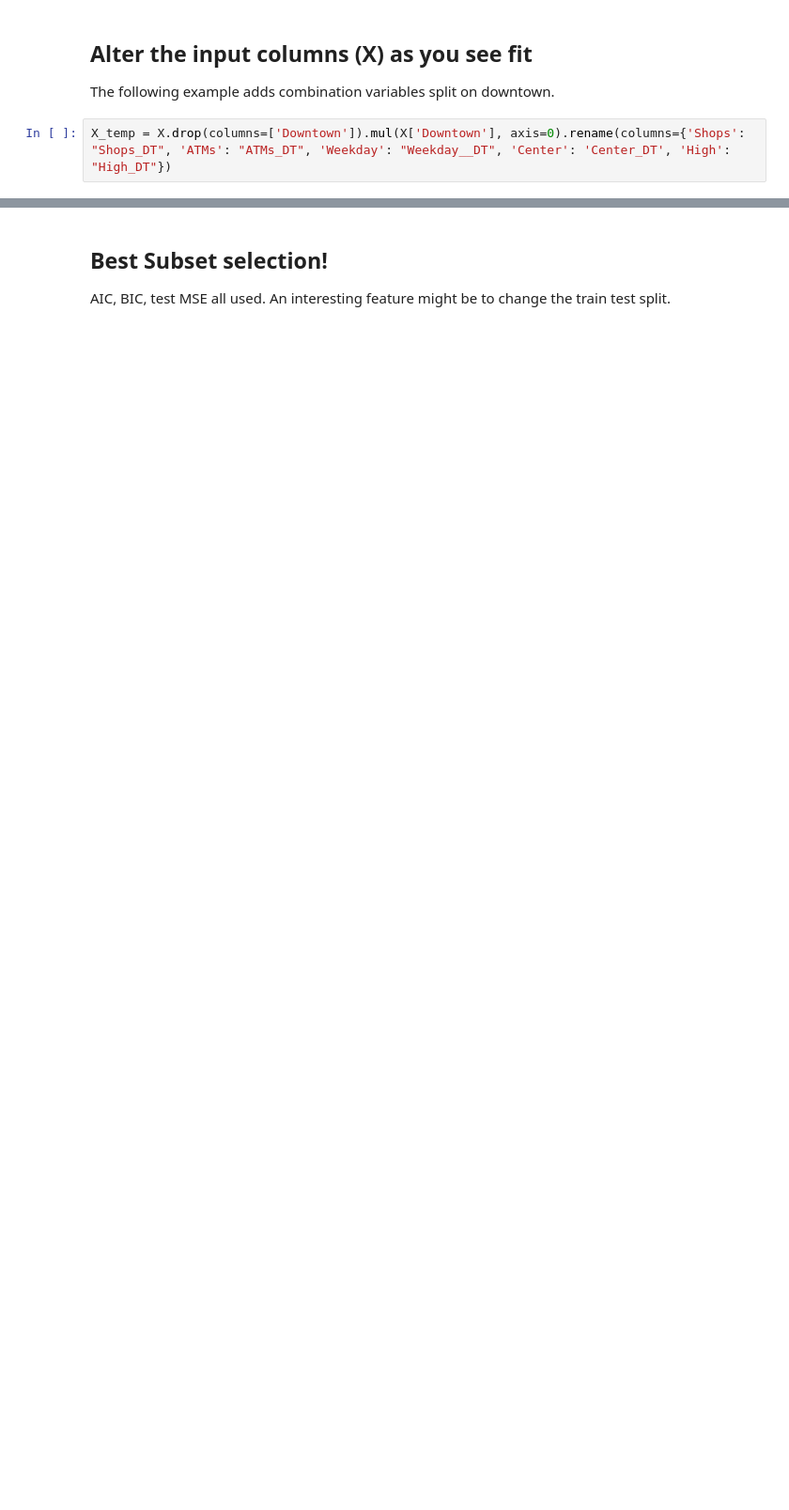
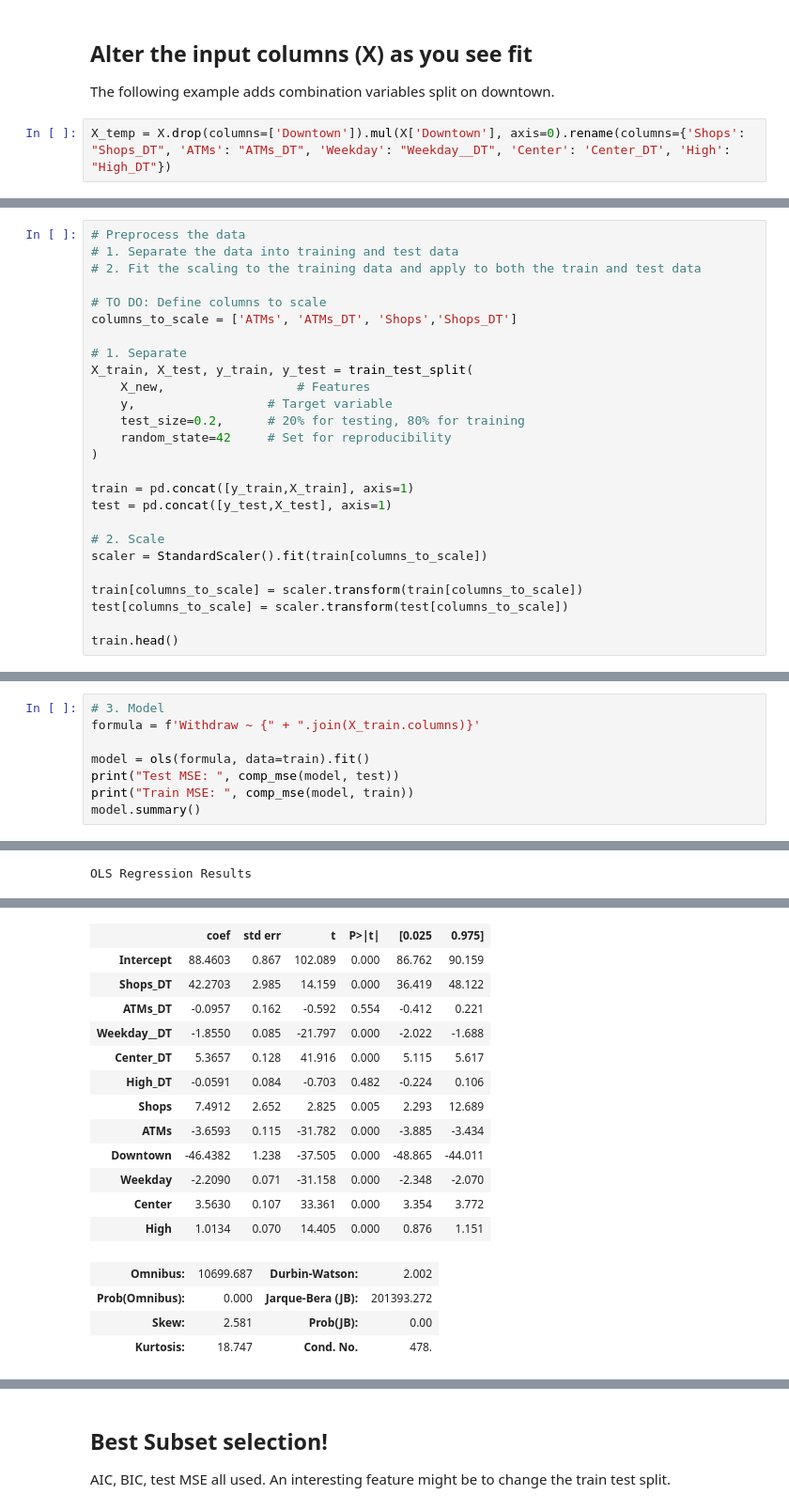
Before and after one commit to ekg-21/econ3203_Y, a Jupyter notebook: model_template.ipynb, the cells around one changed output, grey strips where cells are left out. Shown at 94% size. Saved outputs shown, nothing was run; the diff lists cells and outputs as text; blank space fills up the shorter version.

```diff
--- a/model_template.ipynb
+++ b/model_template.ipynb
@@ -128,0 +111,26 @@ Notes:
+# %%
+# Preprocess the data
+# 1. Separate the data into training and test data
+# 2. Fit the scaling to the training data and apply to both the train and test data
+
+# TO DO: Define columns to scale
+columns_to_scale = ['ATMs', 'ATMs_DT', 'Shops','Shops_DT']
+
+# 1. Separate
+X_train, X_test, y_train, y_test = train_test_split(
+    X_new,                  # Features
+    y,                  # Target variable
+    test_size=0.2,      # 20% for testing, 80% for training
+    random_state=42     # Set for reproducibility
+)
+
+train = pd.concat([y_train,X_train], axis=1)
+test = pd.concat([y_test,X_test], axis=1)
+
+# 2. Scale
+scaler = StandardScaler().fit(train[columns_to_scale])
+
+train[columns_to_scale] = scaler.transform(train[columns_to_scale])
+test[columns_to_scale] = scaler.transform(test[columns_to_scale])
+
+train.head()
@@ -128,0 +144,9 @@ Notes:
+# %%
+# 3. Model
+formula = f'Withdraw ~ {" + ".join(X_train.columns)}'
+
+model = ols(formula, data=train).fit()
+print("Test MSE: ", comp_mse(model, test))
+print("Train MSE: ", comp_mse(model, train))
+model.summary()
+# %% [output]
@@ -128,0 +155 @@ Notes:
+OLS Regression Results
@@ -128,0 +165,17 @@ Notes:
+|  | coef | std err | t | P>|t| | [0.025 | 0.975] |
+| Intercept | 88.4603 | 0.867 | 102.089 | 0.000 | 86.762 | 90.159 |
+| Shops_DT | 42.2703 | 2.985 | 14.159 | 0.000 | 36.419 | 48.122 |
+| ATMs_DT | -0.0957 | 0.162 | -0.592 | 0.554 | -0.412 | 0.221 |
+| Weekday__DT | -1.8550 | 0.085 | -21.797 | 0.000 | -2.022 | -1.688 |
+| Center_DT | 5.3657 | 0.128 | 41.916 | 0.000 | 5.115 | 5.617 |
+| High_DT | -0.0591 | 0.084 | -0.703 | 0.482 | -0.224 | 0.106 |
+| Shops | 7.4912 | 2.652 | 2.825 | 0.005 | 2.293 | 12.689 |
+| ATMs | -3.6593 | 0.115 | -31.782 | 0.000 | -3.885 | -3.434 |
+| Downtown | -46.4382 | 1.238 | -37.505 | 0.000 | -48.865 | -44.011 |
+| Weekday | -2.2090 | 0.071 | -31.158 | 0.000 | -2.348 | -2.070 |
+| Center | 3.5630 | 0.107 | 33.361 | 0.000 | 3.354 | 3.772 |
+| High | 1.0134 | 0.070 | 14.405 | 0.000 | 0.876 | 1.151 |
+| Omnibus: | 10699.687 | Durbin-Watson: | 2.002 |
+| Prob(Omnibus): | 0.000 | Jarque-Bera (JB): | 201393.272 |
+| Skew: | 2.581 | Prob(JB): | 0.00 |
+| Kurtosis: | 18.747 | Cond. No. | 478. |
```
Also changed, not shown: parts of 16 cells of this notebook.
